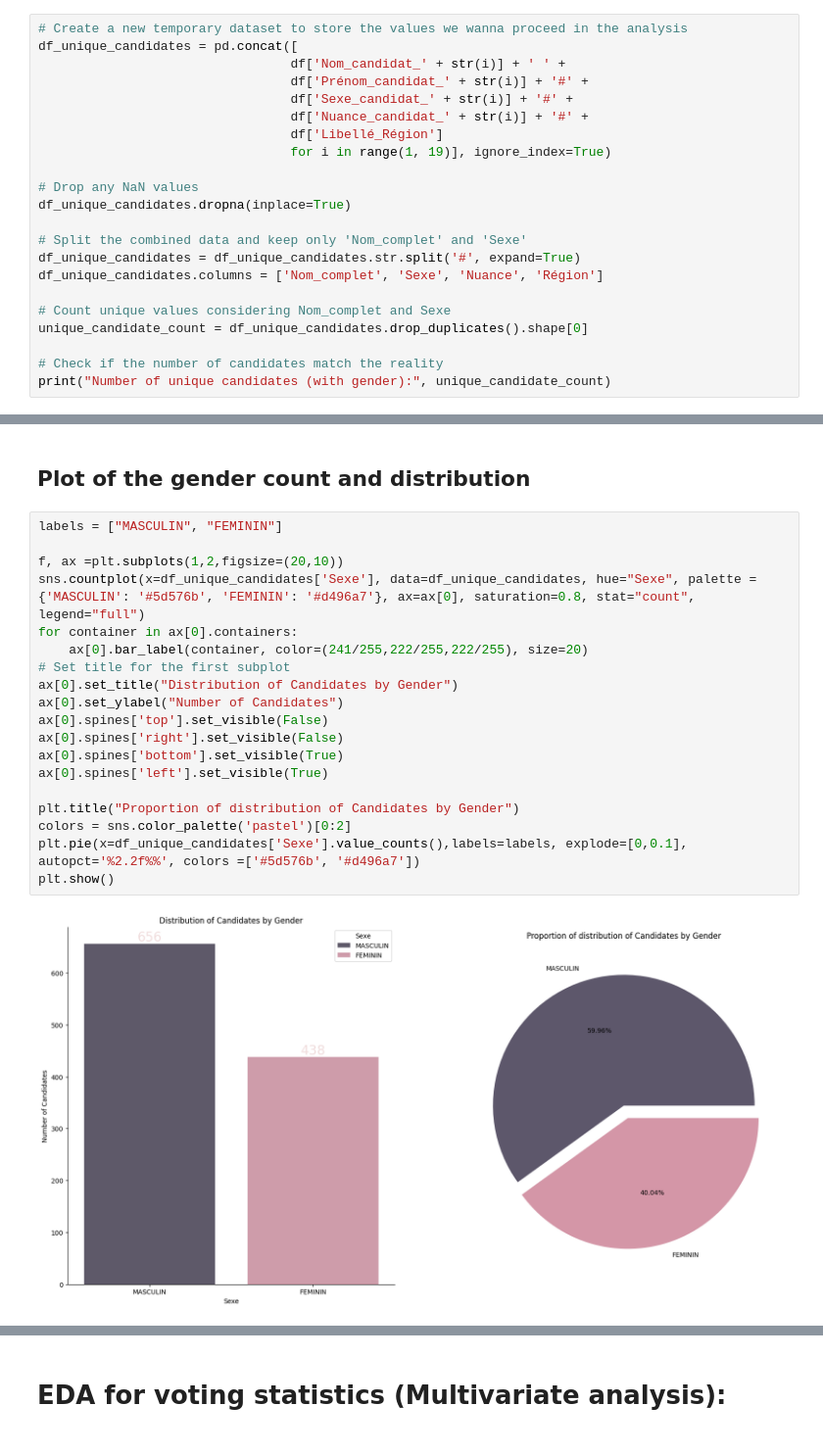
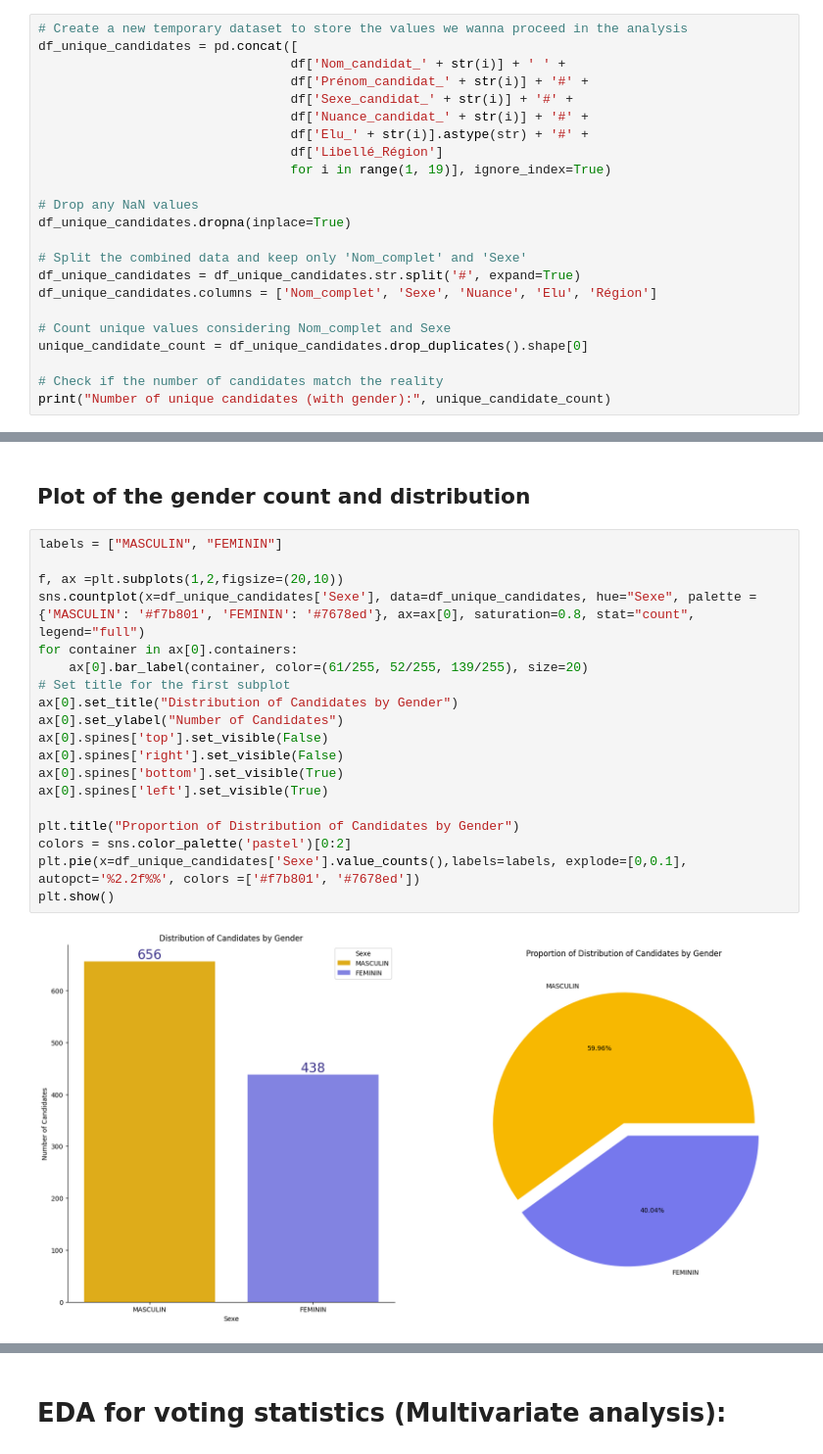
Before and after one commit to RonanRibouletPython/Data_Analysis_Job_Prep, a Jupyter notebook: Notebooks/EDA_Election_2024.ipynb, the cells around one changed output, grey strips where cells are left out. Shown at 98% size. Cells and saved outputs as stored; diff of their text form.

```diff
--- a/Notebooks/EDA_Election_2024.ipynb
+++ b/Notebooks/EDA_Election_2024.ipynb
@@ -397,6 +396,7 @@ df_unique_candidates = pd.concat([
                                  df['Prénom_candidat_' + str(i)] + '#' +
                                  df['Sexe_candidat_' + str(i)] + '#' +
                                  df['Nuance_candidat_' + str(i)] + '#' +
+                                 df['Elu_' + str(i)].astype(str) + '#' +
                                  df['Libellé_Région']
                                  for i in range(1, 19)], ignore_index=True)
 
@@ -405,7 +405,7 @@ df_unique_candidates.dropna(inplace=True)
 
 # Split the combined data and keep only 'Nom_complet' and 'Sexe'
 df_unique_candidates = df_unique_candidates.str.split('#', expand=True)
-df_unique_candidates.columns = ['Nom_complet', 'Sexe', 'Nuance', 'Région']
+df_unique_candidates.columns = ['Nom_complet', 'Sexe', 'Nuance', 'Elu', 'Région']
 
 # Count unique values considering Nom_complet and Sexe
 unique_candidate_count = df_unique_candidates.drop_duplicates().shape[0]
@@ -439,21 +439,21 @@ df_unique_candidates.head(10)
 # %%
 labels = ["MASCULIN", "FEMININ"]
 
 f, ax =plt.subplots(1,2,figsize=(20,10))
-sns.countplot(x=df_unique_candidates['Sexe'], data=df_unique_candidates, hue="Sexe", palette ={'MASCULIN': '#5d576b', 'FEMININ': '#d496a7'}, ax=ax[0], saturation=0.8, stat="count", legend="full")
+sns.countplot(x=df_unique_candidates['Sexe'], data=df_unique_candidates, hue="Sexe", palette ={'MASCULIN': '#f7b801', 'FEMININ': '#7678ed'}, ax=ax[0], saturation=0.8, stat="count", legend="full")
 for container in ax[0].containers:
-    ax[0].bar_label(container, color=(241/255,222/255,222/255), size=20)
+    ax[0].bar_label(container, color=(61/255, 52/255, 139/255), size=20)
 # Set title for the first subplot
 ax[0].set_title("Distribution of Candidates by Gender")
 ax[0].set_ylabel("Number of Candidates")
 ax[0].spines['top'].set_visible(False)
 ax[0].spines['right'].set_visible(False)
 ax[0].spines['bottom'].set_visible(True)
 ax[0].spines['left'].set_visible(True)
 
-plt.title("Proportion of distribution of Candidates by Gender")
+plt.title("Proportion of Distribution of Candidates by Gender")
 colors = sns.color_palette('pastel')[0:2]
-plt.pie(x=df_unique_candidates['Sexe'].value_counts(),labels=labels, explode=[0,0.1], autopct='%2.2f%%', colors =['#5d576b', '#d496a7'])
+plt.pie(x=df_unique_candidates['Sexe'].value_counts(),labels=labels, explode=[0,0.1], autopct='%2.2f%%', colors =['#f7b801', '#7678ed'])
 plt.show()
 # %% [output]
-[figure, old version]
+[figure, new version]
```
Also changed, not shown: parts of 42 cells of this notebook.
